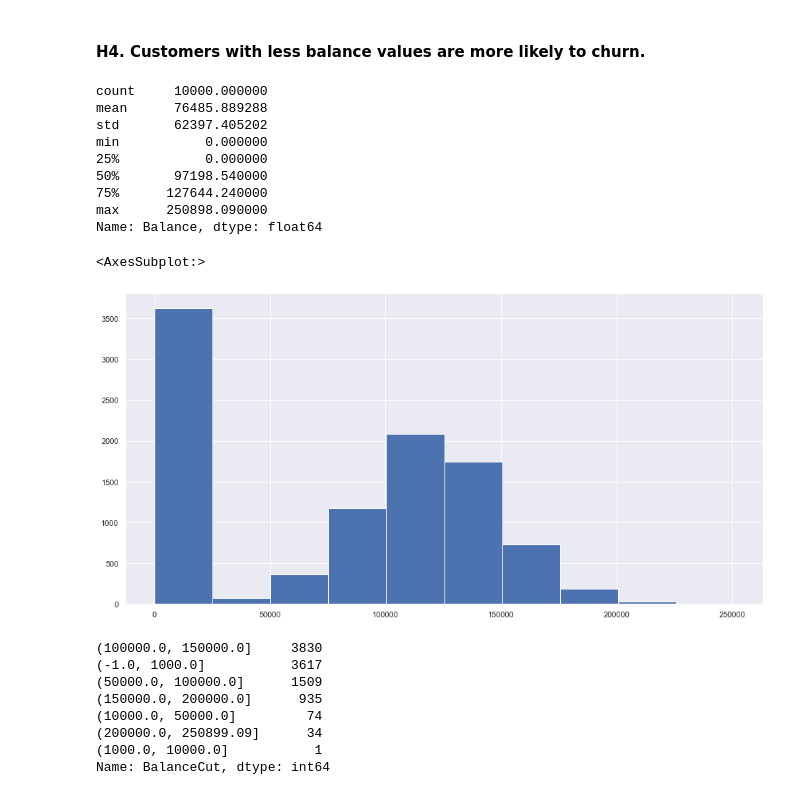
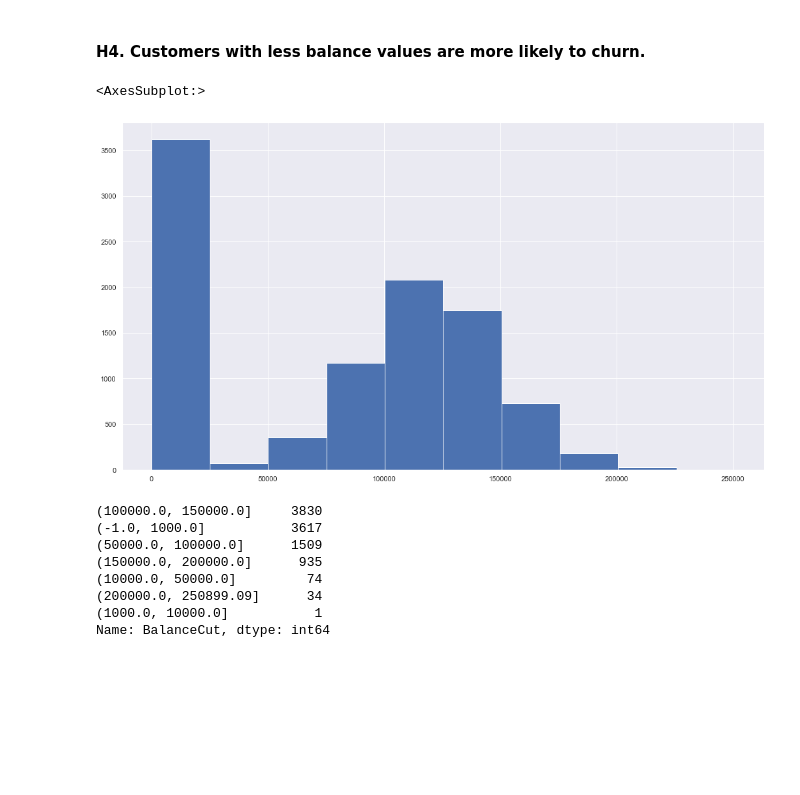
Before and after one commit to felipedmnq/churn-prediction, a Jupyter notebook: notebooks/C1_churn.ipynb, the cells around one changed output. Saved outputs shown, nothing was run; the diff lists cells and outputs as text; code cells hidden in the pictures; blank space fills up the shorter version.

```diff
--- a/notebooks/C1_churn.ipynb
+++ b/notebooks/C1_churn.ipynb
@@ -136,3 +178,21 @@ df.drop(columns = 'RowNumber', inplace=True)
+# %%
+# Categorizing Balance values.
+
+df2['BalanceCut'] = pd.cut(x=df2['Balance'], bins=[(df2['Balance'].min() - 1), 1000, 10000, 50000, 100000, 150000, 200000, (df2['Balance'].max() + 1)])
+# %%
+# Categorizing Estimated Salary accordingly to the average estimated salary
+
+mean = df2['EstimatedSalary'].mean().round(2)
+df2['MeanSalary'] = df2['EstimatedSalary'].apply(lambda x: 'Above' if x >= mean else 'Below')
+# %%
+# Categorizing Estimated Salary in 4 groups
+
+df2['CatEstSalary'] = pd.cut(x=df2['EstimatedSalary'],
+                             bins=[(df2['EstimatedSalary'].min() - 1),
+                                   df2['EstimatedSalary'].describe()[4],
+                                   df2['EstimatedSalary'].describe()[5],
+                                   df2['EstimatedSalary'].describe()[6],
+                                   df2['EstimatedSalary'].describe()[7] + 1])
 # %% [markdown]
 ## EDA
 # %% [markdown]
@@ -146,3 +205,5 @@ df.drop(columns = 'RowNumber', inplace=True)
 # %% [markdown]
 ### Univariated Analysis - Pandas Profiling Report.
+# %%
+df3 = df2.copy()
 # %%
@@ -245,21 +305,9 @@ Pass the following variables as keyword args: x, y. From version 0.12, the only
         - Customer with less than 4 years as customer have a range from 19% to 23% outings, while customer with more than 3 years have a range from 17% to 22%, almost the same.
 # %% [markdown]
 #### H4. Customers with less balance values are more likely to churn.
-# %%
-df['Balance'].describe()
-# %% [output]
-count     10000.000000
-mean      76485.889288
-std       62397.405202
-min           0.000000
-25%           0.000000
-50%       97198.540000
-75%      127644.240000
-max      250898.090000
-Name: Balance, dtype: float64
 # %%
-df['Balance'].hist()
+df3['Balance'].hist()
 # %% [output]
 <AxesSubplot:>
-[figure, old version]
+[figure, new version]
 # %%
```
Also changed, not shown: parts of 61 cells of this notebook, 1 other file.
